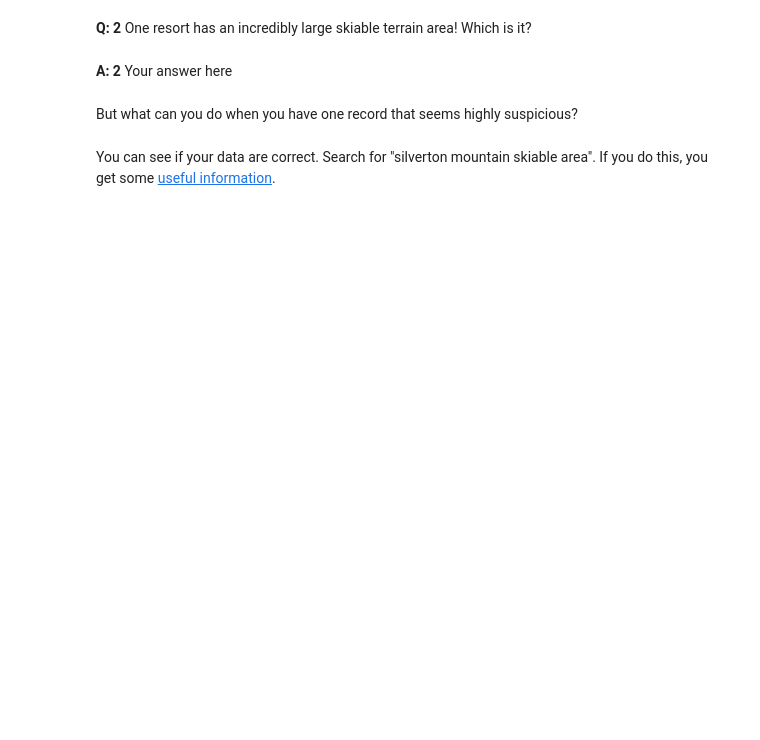
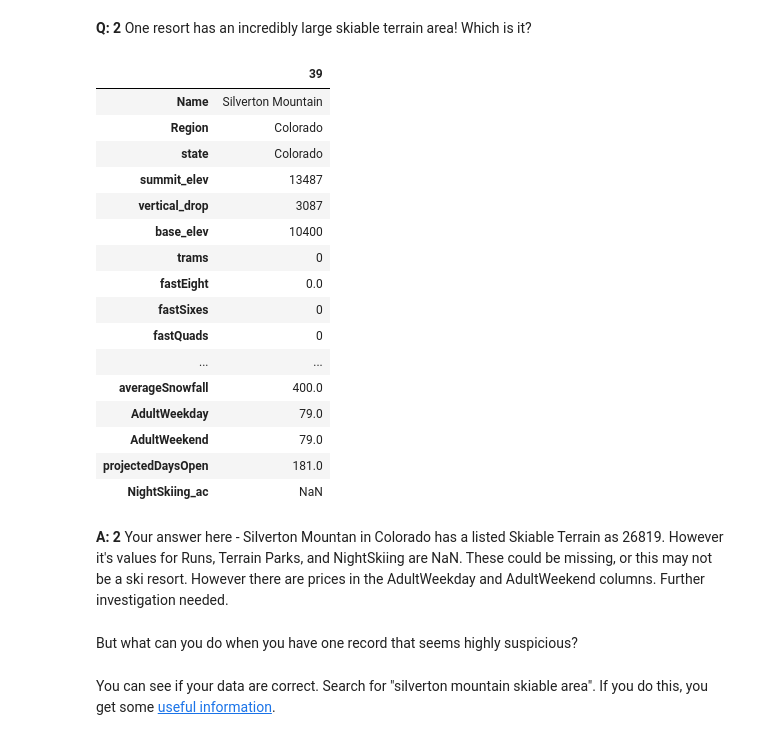
Before and after one commit to histopix175/DataScienceGuidedCapstone, a Jupyter notebook: Notebooks/02_data_wrangling.ipynb, the cells around one changed output. Drawn from its saved outputs; the diff is of its cells as text; code cells hidden in the pictures; blank space fills up the shorter version.

```diff
--- a/Notebooks/02_data_wrangling.ipynb
+++ b/Notebooks/02_data_wrangling.ipynb
@@ -501,10 +535,28 @@ ski_data.___[ski_data.___ > ___]
 # %%
 #Code task 20#
 #Now you know there's only one, print the whole row to investigate all values, including seeing the resort name
 #Hint: don't forget the transpose will be helpful here
-ski_data[ski_data.___ > ___].___
+ski_data[ski_data.SkiableTerrain_ac > 10000].T
+# %% [output]
+|  | 39 |
+| Name | Silverton Mountain |
+| Region | Colorado |
+| state | Colorado |
+| summit_elev | 13487 |
+| vertical_drop | 3087 |
+| base_elev | 10400 |
+| trams | 0 |
+| fastEight | 0.0 |
+| fastSixes | 0 |
+| fastQuads | 0 |
+| ... | ... |
+| averageSnowfall | 400.0 |
+| AdultWeekday | 79.0 |
+| AdultWeekend | 79.0 |
+| projectedDaysOpen | 181.0 |
+| NightSkiing_ac | NaN |
-# %% [markdown]
-**A: 2** Your answer here
+# %% [markdown]
+**A: 2** Your answer here - Silverton Mountan in Colorado has a listed Skiable Terrain as 26819. However it's values for Runs, Terrain Parks, and NightSkiing are NaN. These could be missing, or this may not be a ski resort. However there are prices in the AdultWeekday and AdultWeekend columns. Further investigation needed.
 # %% [markdown]
 But what can you do when you have one record that seems highly suspicious?
 # %% [markdown]
```
Also changed, not shown: parts of 7 cells of this notebook.
